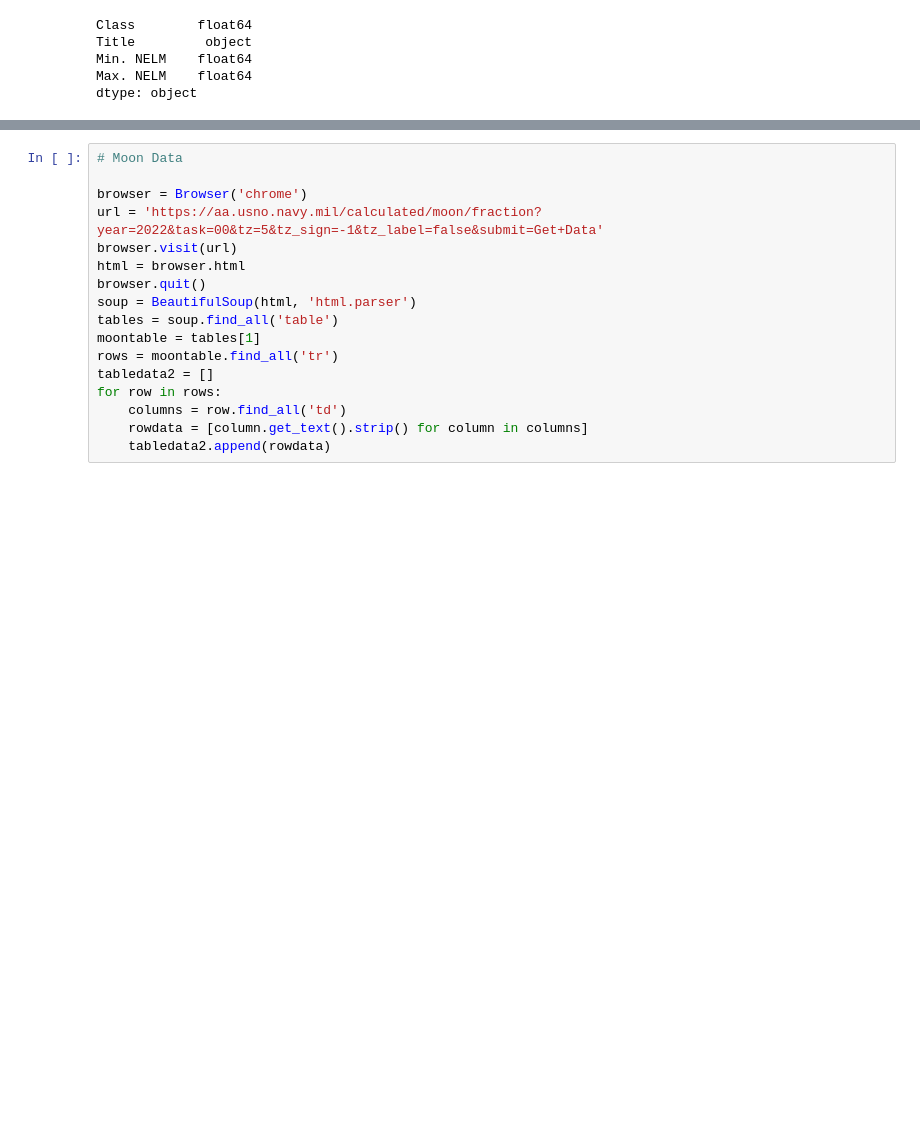
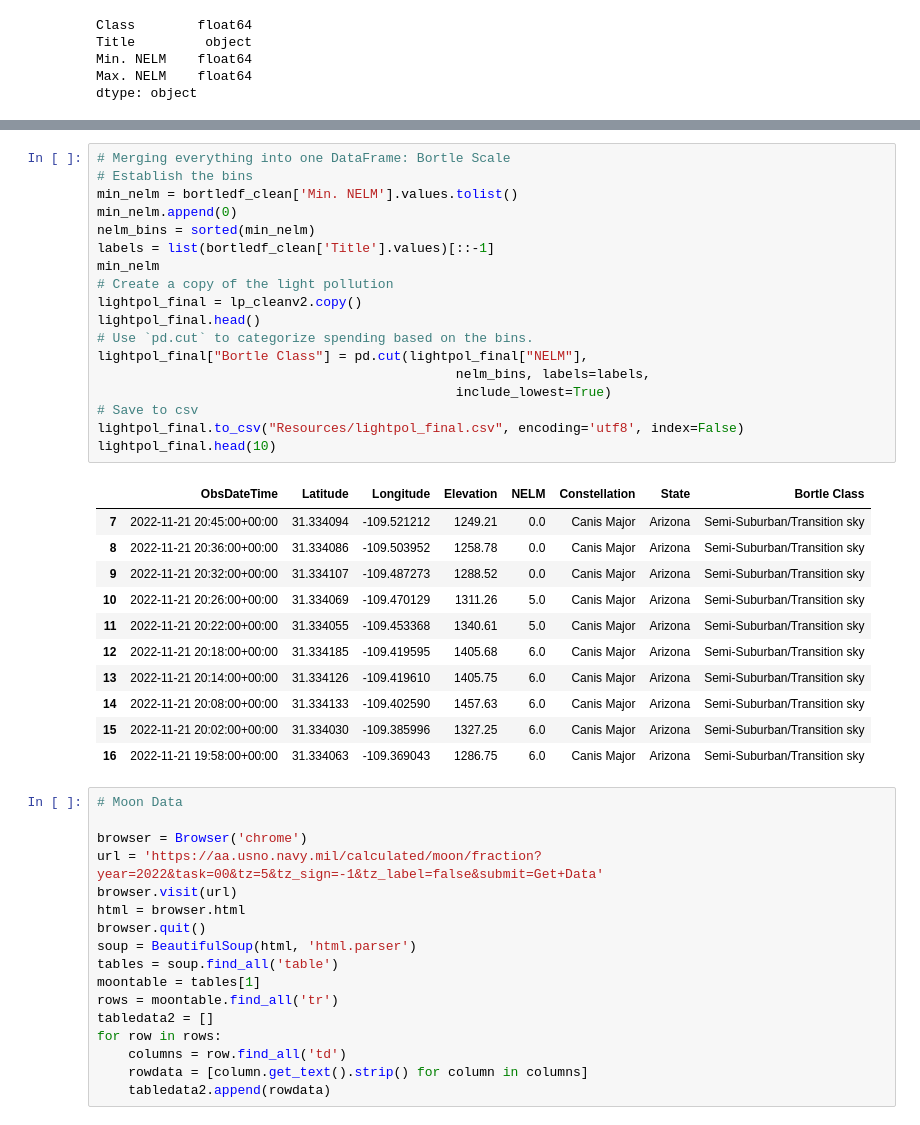
Before and after one commit to n-o-karma/Dark_Sky_Finder, a Jupyter notebook: Project3/api_data/json_cleanup&joins-Copy1.ipynb, the cells around one changed output, grey strips where cells are left out. Cells and saved outputs as stored; diff of their text form; blank space fills up the shorter version.

```diff
--- a/Project3/api_data/json_cleanup&joins-Copy1.ipynb
+++ b/Project3/api_data/json_cleanup&joins-Copy1.ipynb
@@ -143,3 +152,33 @@ dtype: object
+# %%
+# Merging everything into one DataFrame: Bortle Scale
+# Establish the bins
+min_nelm = bortledf_clean['Min. NELM'].values.tolist()
+min_nelm.append(0)
+nelm_bins = sorted(min_nelm)
+labels = list(bortledf_clean['Title'].values)[::-1]
+min_nelm
+# Create a copy of the light pollution
+lightpol_final = lp_cleanv2.copy()
+lightpol_final.head()
+# Use `pd.cut` to categorize spending based on the bins.
+lightpol_final["Bortle Class"] = pd.cut(lightpol_final["NELM"],
+                                              nelm_bins, labels=labels,
+                                              include_lowest=True)
+# Save to csv
+lightpol_final.to_csv("Resources/lightpol_final.csv", encoding='utf8', index=False)
+lightpol_final.head(10)
+# %% [output]
+|  | ObsDateTime | Latitude | Longitude | Elevation | NELM | Constellation | State | Bortle Class |
+| 7 | 2022-11-21 20:45:00+00:00 | 31.334094 | -109.521212 | 1249.21 | 0.0 | Canis Major | Arizona | Semi-Suburban/Transition sky |
+| 8 | 2022-11-21 20:36:00+00:00 | 31.334086 | -109.503952 | 1258.78 | 0.0 | Canis Major | Arizona | Semi-Suburban/Transition sky |
+| 9 | 2022-11-21 20:32:00+00:00 | 31.334107 | -109.487273 | 1288.52 | 0.0 | Canis Major | Arizona | Semi-Suburban/Transition sky |
+| 10 | 2022-11-21 20:26:00+00:00 | 31.334069 | -109.470129 | 1311.26 | 5.0 | Canis Major | Arizona | Semi-Suburban/Transition sky |
+| 11 | 2022-11-21 20:22:00+00:00 | 31.334055 | -109.453368 | 1340.61 | 5.0 | Canis Major | Arizona | Semi-Suburban/Transition sky |
+| 12 | 2022-11-21 20:18:00+00:00 | 31.334185 | -109.419595 | 1405.68 | 6.0 | Canis Major | Arizona | Semi-Suburban/Transition sky |
+| 13 | 2022-11-21 20:14:00+00:00 | 31.334126 | -109.419610 | 1405.75 | 6.0 | Canis Major | Arizona | Semi-Suburban/Transition sky |
+| 14 | 2022-11-21 20:08:00+00:00 | 31.334133 | -109.402590 | 1457.63 | 6.0 | Canis Major | Arizona | Semi-Suburban/Transition sky |
+| 15 | 2022-11-21 20:02:00+00:00 | 31.334030 | -109.385996 | 1327.25 | 6.0 | Canis Major | Arizona | Semi-Suburban/Transition sky |
+| 16 | 2022-11-21 19:58:00+00:00 | 31.334063 | -109.369043 | 1286.75 | 6.0 | Canis Major | Arizona | Semi-Suburban/Transition sky |
 # %%
 # Moon Data
 
```
Also changed, not shown: parts of 3 cells of this notebook, 1 other file.
